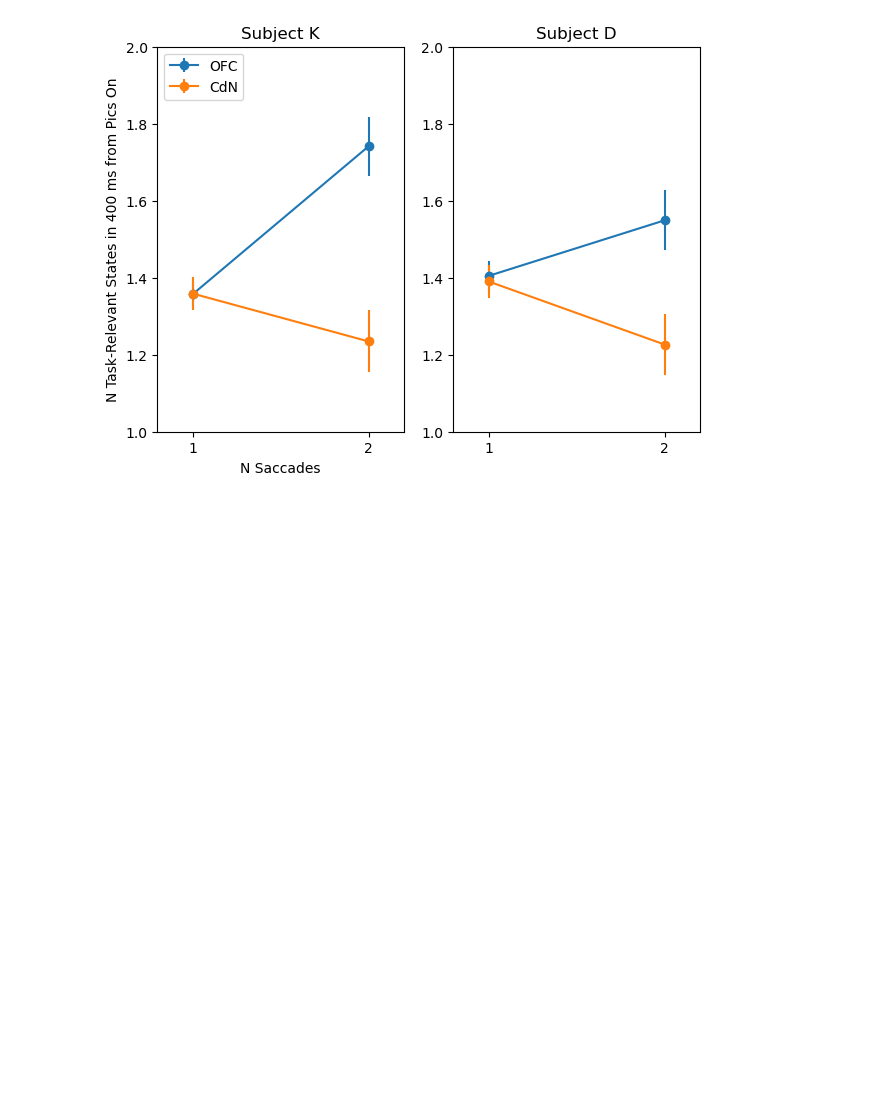
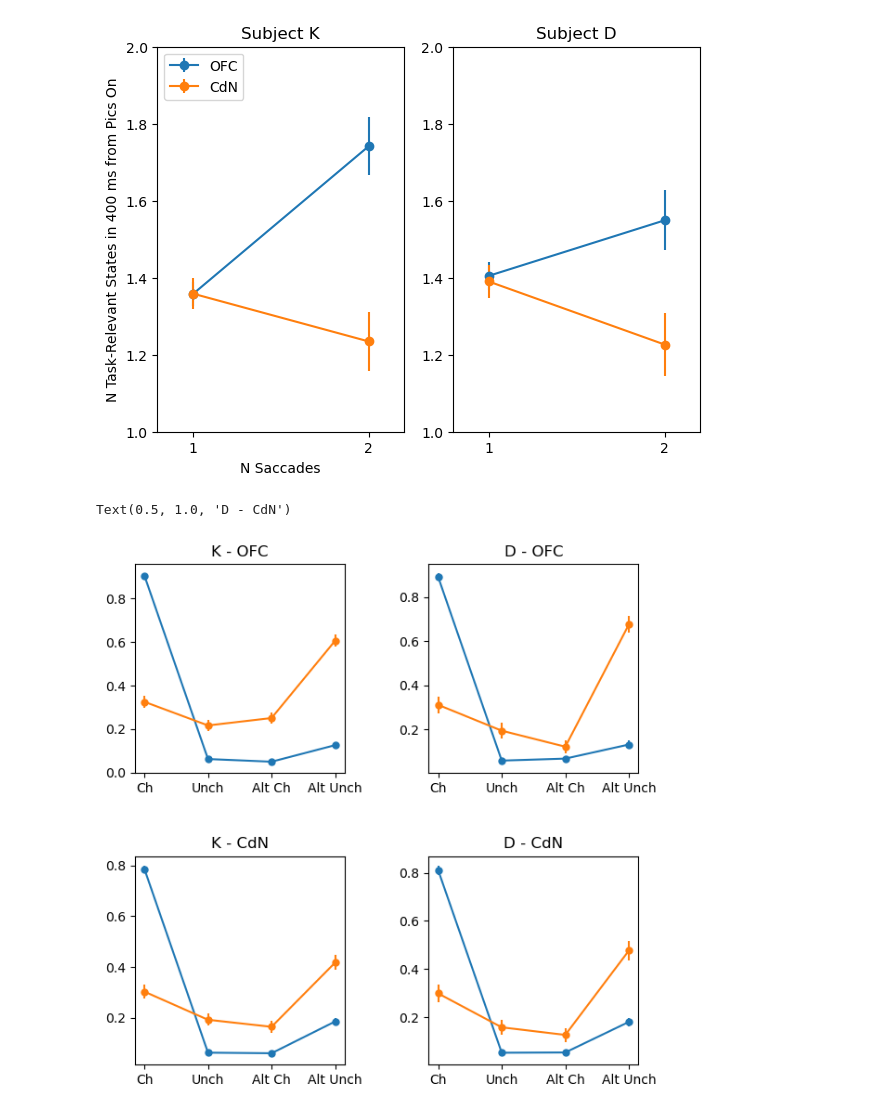
Before and after one commit to t-elston/FS_self_control, a Jupyter notebook: analysis/single_trial_decoding_sandbox.ipynb, the cells around one changed output. Saved outputs shown, nothing was run; the diff lists cells and outputs as text; code cells hidden in the pictures; blank space fills up the shorter version.

```diff
--- a/analysis/single_trial_decoding_sandbox.ipynb
+++ b/analysis/single_trial_decoding_sandbox.ipynb
@@ -398,9 +398,8 @@ cdn_alt_unch_choice = cdn_alt_unch_details[(cdn_alt_unch_details[:, 1] > t_thres
 ofc_n_states_per_trial = np.zeros((len(bhv), 4))
 cdn_n_states_per_trial = np.zeros((len(bhv), 4))
 
-ofc_n_state_fix = np.zeros((len(bhv), 4))
-cdn_n_state_fix = np.zeros((len(bhv), 4))
-
+ofc_state_mag_per_trial = np.zeros((len(bhv), 4))
+cdn_state_mag_per_trial = np.zeros((len(bhv), 4))
 
 for t in range(len(bhv)):
 
@@ -413,6 +412,19 @@ for t in range(len(bhv)):
     cdn_n_states_per_trial[t, 1] = np.sum(cdn_unch_choice[:, 0] == t)
     cdn_n_states_per_trial[t, 2] = np.sum(cdn_alt_ch_choice[:, 0] == t)
     cdn_n_states_per_trial[t, 3] = np.sum(cdn_alt_unch_choice[:, 0] == t)
+
+    ofc_state_mag_per_trial[t, 0] = np.nanmean(ofc_ch_choice[ofc_ch_choice[:, 0] == t, 3])
+    ofc_state_mag_per_trial[t, 1] = np.nanmean(ofc_unch_choice[ofc_unch_choice[:, 0] == t, 3])
+    ofc_state_mag_per_trial[t, 2] = np.nanmean(ofc_alt_ch_choice[ofc_alt_ch_choice[:, 0] == t, 3])
+    ofc_state_mag_per_trial[t, 3] = np.nanmean(ofc_alt_unch_choice[ofc_alt_unch_choice[:, 0] == t, 3])
+
+    cdn_state_mag_per_trial[t, 0] = np.nanmean(cdn_ch_choice[cdn_ch_choice[:, 0] == t, 3])
+    cdn_state_mag_per_trial[t, 1] = np.nanmean(cdn_unch_choice[cdn_unch_choice[:, 0] == t, 3])
+    cdn_state_mag_per_trial[t, 2] = np.nanmean(cdn_alt_ch_choice[cdn_alt_ch_choice[:, 0] == t, 3])
+    cdn_state_mag_per_trial[t, 3] = np.nanmean(cdn_alt_unch_choice[cdn_alt_unch_choice[:, 0] == t, 3])
+
+# ofc_state_mag_per_trial = np.nan_to_num(ofc_state_mag_per_trial, nan=0)
+# cdn_state_mag_per_trial = np.nan_to_num(cdn_state_mag_per_trial, nan=0)
 # %%
 
 # define some indices to select monkeys and trial types
@@ -483,3 +495,51 @@ ax[1].set_title('Subject D')
 # %% [output]
 Text(0.5, 1.0, 'Subject D')
 [figure]
+# %%
+ofc_had_states = ofc_n_states_per_trial > 0
+cdn_had_states = cdn_n_states_per_trial > 0
+
+
+k_ofc_single_types_mean, k_ofc_single_types_ci = calculate_mean_and_interval(ofc_had_states[AB_single_take_ix], 'bootstrap')
+k_ofc_double_types_mean, k_ofc_double_types_ci = calculate_mean_and_interval(ofc_had_states[AB_double_take_ix], 'bootstrap')
+k_cdn_single_types_mean, k_cdn_single_types_ci = calculate_mean_and_interval(cdn_had_states[AB_single_take_ix], 'bootstrap')
+k_cdn_double_types_mean, k_cdn_double_types_ci = calculate_mean_and_interval(cdn_had_states[AB_double_take_ix], 'bootstrap')
+
+d_ofc_single_types_mean, d_ofc_single_types_ci = calculate_mean_and_interval(ofc_had_states[AB_single_take_ix & d_ix], 'bootstrap')
+d_ofc_double_types_mean, d_ofc_double_types_ci = calculate_mean_and_interval(ofc_had_states[AB_double_take_ix & d_ix], 'bootstrap')
+d_cdn_single_types_mean, d_cdn_single_types_ci = calculate_mean_and_interval(cdn_had_states[AB_single_take_ix & d_ix], 'bootstrap')
+d_cdn_double_types_mean, d_cdn_double_types_ci = calculate_mean_and_interval(cdn_had_states[AB_double_take_ix & d_ix], 'bootstrap')
+
+# Create the plot
+fig, ax = plt.subplots(2, 2, figsize=(7, 7))
+plt.subplots_adjust(wspace=0.4, hspace=0.4)  # add some white space
+
+xlabels = ['Ch', 'Unch', 'Alt Ch', 'Alt Unch']
+xt = np.arange(4)
+
+ax[0,0].errorbar(xt, k_ofc_single_types_mean, k_ofc_single_types_ci, marker='o', markersize=5)
+ax[0,0].errorbar(xt, k_ofc_double_types_mean, k_ofc_double_types_ci, marker='o', markersize=5)
+ax[0,0].set_xticks(xt)
+ax[0,0].set_xticklabels(xlabels)
+ax[0,0].set_title('K - OFC')
+
+ax[0,1].errorbar(xt, d_ofc_single_types_mean, d_ofc_single_types_ci, marker='o', markersize=5)
+ax[0,1].errorbar(xt, d_ofc_double_types_mean, d_ofc_double_types_ci, marker='o', markersize=5)
+ax[0,1].set_xticks(xt)
+ax[0,1].set_xticklabels(xlabels)
+ax[0,1].set_title('D - OFC')
+
+ax[1,0].errorbar(xt, k_cdn_single_types_mean, k_cdn_single_types_ci, marker='o', markersize=5)
+ax[1,0].errorbar(xt, k_cdn_double_types_mean, k_cdn_double_types_ci, marker='o', markersize=5)
+ax[1,0].set_xticks(xt)
+ax[1,0].set_xticklabels(xlabels)
+ax[1,0].set_title('K - CdN')
+
+ax[1,1].errorbar(xt, d_cdn_single_types_mean, d_cdn_single_types_ci, marker='o', markersize=5)
+ax[1,1].errorbar(xt, d_cdn_double_types_mean, d_cdn_double_types_ci, marker='o', markersize=5)
+ax[1,1].set_xticks(xt)
+ax[1,1].set_xticklabels(xlabels)
+ax[1,1].set_title('D - CdN')
+# %% [output]
+Text(0.5, 1.0, 'D - CdN')
+[figure, added]
```
Also changed, not shown: parts of 4 cells of this notebook.
